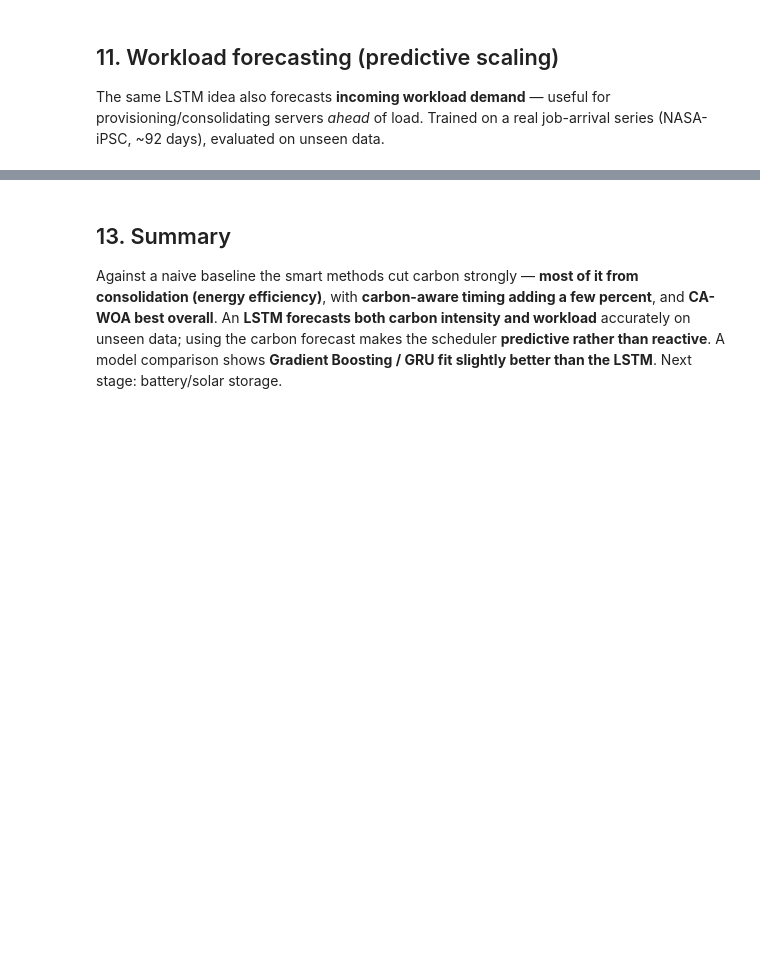
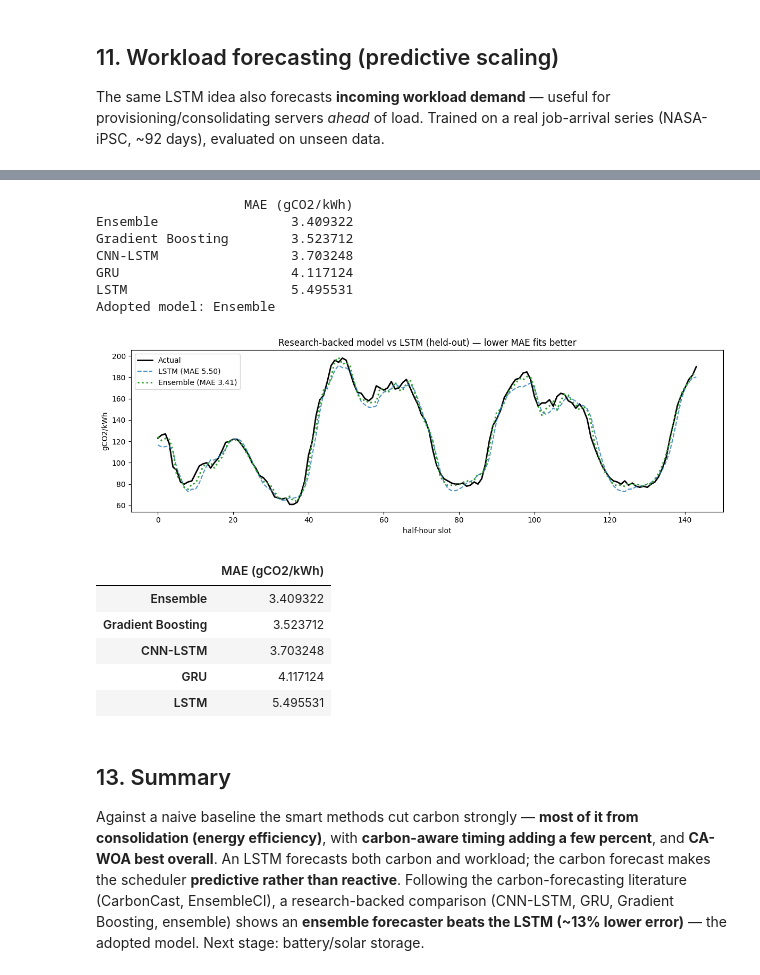
Before and after one commit to Navaneetha13/carbon-aware-scheduler, a Jupyter notebook: notebooks/carbon_aware_scheduling_COLAB.ipynb, the cells around one changed output, grey strips where cells are left out. Saved outputs shown, nothing was run; the diff lists cells and outputs as text; code cells hidden in the pictures; blank space fills up the shorter version.

```diff
--- a/notebooks/carbon_aware_scheduling_COLAB.ipynb
+++ b/notebooks/carbon_aware_scheduling_COLAB.ipynb
@@ -338,7 +307,53 @@ LSTM                        3.888
+# %%
+from tensorflow.keras.layers import GRU, Conv1D, MaxPooling1D
+from sklearn.ensemble import GradientBoostingRegressor
+# multivariate features from the carbon history (half-hourly -> time-of-day & day-of-week come from the index)
+ci = np.array(hist, dtype=float); idx = np.arange(len(ci)); sd = idx % 48; dw = (idx // 48) % 7
+n2 = int(len(ci)*0.2); clo, chi = ci[:-n2].min(), ci[:-n2].max(); iv2 = lambda a: a*(chi-clo)+clo
+cs = (ci-clo)/(chi-clo)
+F = np.column_stack([cs, np.sin(2*np.pi*sd/48), np.cos(2*np.pi*sd/48), np.sin(2*np.pi*dw/7), np.cos(2*np.pi*dw/7)])
+LB = 48
+def w2(A, t): return (np.array([A[i:i+LB] for i in range(len(A)-LB)]),
+                      np.array([t[i+LB] for i in range(len(A)-LB)]))
+sp = len(F)-n2; X2, y2 = w2(F[:sp], cs[:sp]); Xv, yv = w2(F[sp-LB:], cs[sp-LB:]); tv = iv2(yv)
+def fk(m, ep): m.compile("adam","mse"); m.fit(X2, y2, epochs=ep, batch_size=32, verbose=0); return iv2(m.predict(Xv, verbose=0).ravel())
+pL = fk(Sequential([Input((LB,5)), LSTM(32), Dense(1)]), 20)
+pG = fk(Sequential([Input((LB,5)), GRU(32), Dense(1)]), 20)
+pC = fk(Sequential([Input((LB,5)), Conv1D(64,3,activation="relu",padding="same"),
+                    Conv1D(64,3,activation="relu",padding="same"), MaxPooling1D(2), LSTM(48), Dense(1)]), 30)
+gb = GradientBoostingRegressor(n_estimators=400, max_depth=3, random_state=SEED).fit(X2.reshape(len(X2),-1), y2)
+pB = iv2(gb.predict(Xv.reshape(len(Xv),-1))); pE = np.mean([pC, pG, pB], axis=0)
+mae2 = {n: float(np.mean(np.abs(p-tv))) for n, p in
+        {"LSTM":pL, "GRU":pG, "CNN-LSTM":pC, "Gradient Boosting":pB, "Ensemble":pE}.items()}
+comp = pd.DataFrame({"MAE (gCO2/kWh)": mae2}).sort_values("MAE (gCO2/kWh)")
+print(comp.to_string()); print("Adopted model:", comp.index[0])
+mm = min(144, len(tv))
+plt.figure(figsize=(12,4)); plt.plot(tv[:mm], color="black", lw=2, label="Actual")
+plt.plot(pL[:mm], "--", alpha=0.8, label="LSTM (MAE %.2f)" % mae2["LSTM"])
+plt.plot(pE[:mm], ":", lw=2.2, color="tab:green", label="Ensemble (MAE %.2f)" % mae2["Ensemble"])
+plt.title("Research-backed model vs LSTM (held-out) — lower MAE fits better")
+plt.xlabel("half-hour slot"); plt.ylabel("gCO2/kWh"); plt.legend(); plt.tight_layout(); plt.show()
+comp
+# %% [output]
+                   MAE (gCO2/kWh)
+Ensemble                 3.409322
+Gradient Boosting        3.523712
+CNN-LSTM                 3.703248
+GRU                      4.117124
+LSTM                     5.495531
+Adopted model: Ensemble
+[figure, added]
+|  | MAE (gCO2/kWh) |
+| Ensemble | 3.409322 |
+| Gradient Boosting | 3.523712 |
+| CNN-LSTM | 3.703248 |
+| GRU | 4.117124 |
+| LSTM | 5.495531 |
 # %% [markdown]
 ## 13. Summary
 Against a naive baseline the smart methods cut carbon strongly — **most of it from consolidation (energy
-efficiency)**, with **carbon-aware timing adding a few percent**, and **CA-WOA best overall**. An **LSTM
-forecasts both carbon intensity and workload** accurately on unseen data; using the carbon forecast makes
-the scheduler **predictive rather than reactive**. A model comparison shows **Gradient Boosting / GRU fit
-slightly better than the LSTM**. Next stage: battery/solar storage.
+efficiency)**, with **carbon-aware timing adding a few percent**, and **CA-WOA best overall**. An LSTM
+forecasts both carbon and workload; the carbon forecast makes the scheduler **predictive rather than
+reactive**. Following the carbon-forecasting literature (CarbonCast, EnsembleCI), a research-backed
+comparison (CNN-LSTM, GRU, Gradient Boosting, ensemble) shows an **ensemble forecaster beats the LSTM
+(~13% lower error)** — the adopted model. Next stage: battery/solar storage.
```
Also changed, not shown: parts of 5 cells of this notebook, 9 other files.
